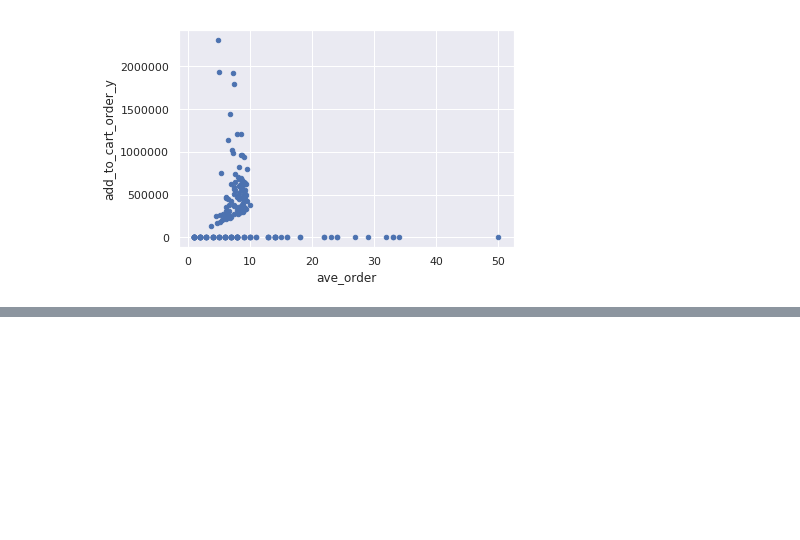
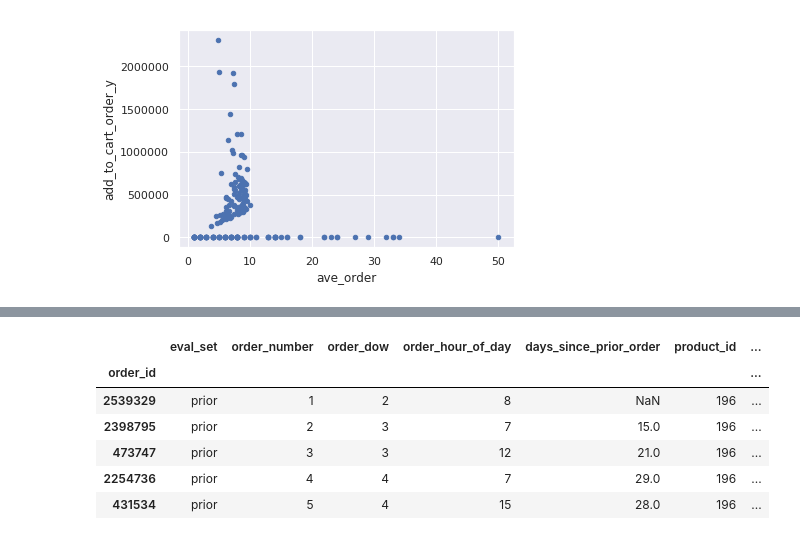
Before and after one commit to SDashev/Springboard-Capstone-1, a Jupyter notebook: insta_cart_1.ipynb, the cells around one changed output, grey strips where cells are left out. Saved outputs shown, nothing was run; the diff lists cells and outputs as text; code cells hidden in the pictures; blank space fills up the shorter version.

```diff
--- a/insta_cart_1.ipynb
+++ b/insta_cart_1.ipynb
@@ -431,0 +494,3 @@ $  \sqrt{\hat{p} (1-\hat{p}) \left(\frac{1}{n_1} +\frac{1}{ n_2} \right)} < \lef
+# %%
+prod_all = pd.merge(left=prod, right=dept, left_on='department_id', right_on='department_id')
+prod_all.info()
@@ -431,0 +507,3 @@ $  \sqrt{\hat{p} (1-\hat{p}) \left(\frac{1}{n_1} +\frac{1}{ n_2} \right)} < \lef
+# %%
+prod_all = pd.merge(left=prod_all, right=isles, left_on='aisle_id', right_on='aisle_id')
+prod_all.info()
@@ -431,0 +521,3 @@ $  \sqrt{\hat{p} (1-\hat{p}) \left(\frac{1}{n_1} +\frac{1}{ n_2} \right)} < \lef
+# %%
+prod_all=prod_all[['product_name', 'aisle', 'department']]
+prod_all.info()
@@ -431,0 +542,3 @@ $  \sqrt{\hat{p} (1-\hat{p}) \left(\frac{1}{n_1} +\frac{1}{ n_2} \right)} < \lef
+# %%
+df_all = pd.merge(left=df_all, right=prod_all, left_on='product_id', right_index=True)
+df_all.info()
@@ -431,0 +562,10 @@ $  \sqrt{\hat{p} (1-\hat{p}) \left(\frac{1}{n_1} +\frac{1}{ n_2} \right)} < \lef
+# %%
+df_all.head()
+# %% [output]
+|  | eval_set | order_number | order_dow | order_hour_of_day | days_since_prior_order | product_id | ... |
+| order_id |  |  |  |  |  |  | ... |
+| 2539329 | prior | 1 | 2 | 8 | NaN | 196 | ... |
+| 2398795 | prior | 2 | 3 | 7 | 15.0 | 196 | ... |
+| 473747 | prior | 3 | 3 | 12 | 21.0 | 196 | ... |
+| 2254736 | prior | 4 | 4 | 7 | 29.0 | 196 | ... |
+| 431534 | prior | 5 | 4 | 15 | 28.0 | 196 | ... |
```
Also changed, not shown: parts of 24 cells of this notebook.
